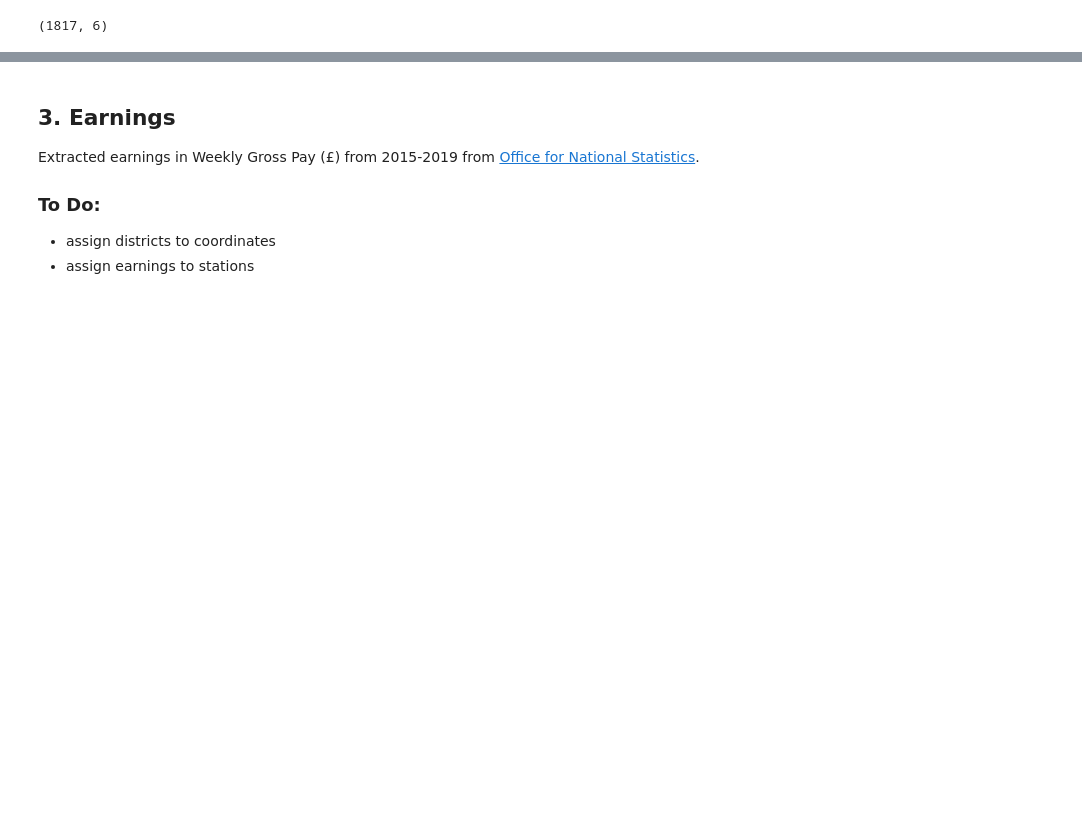
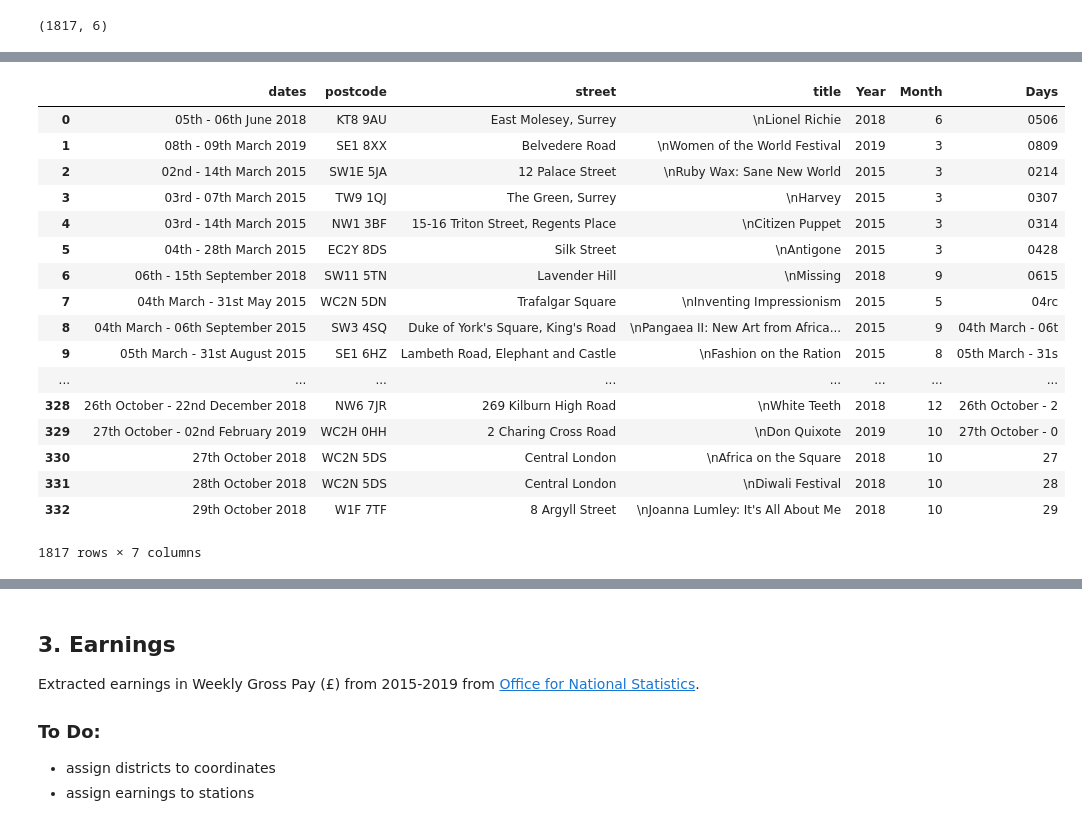
Before and after one commit to dataBikeHsUlm/MapReduce, a Jupyter notebook: Data_Profiling/AdditionalFeatures.ipynb, the cells around one changed output, grey strips where cells are left out. Cells and saved outputs as stored; diff of their text form; code cells hidden in the pictures; blank space fills up the shorter version.

```diff
--- a/Data_Profiling/AdditionalFeatures.ipynb
+++ b/Data_Profiling/AdditionalFeatures.ipynb
@@ -189,0 +194,21 @@ for a in row:
+# %%
+f
+# %% [output]
+|  | dates | postcode | street | title | Year | Month | Days |
+| 0 | 05th - 06th June 2018 | KT8 9AU | East Molesey, Surrey | \nLionel Richie | 2018 | 6 | 0506 |
+| 1 | 08th - 09th March 2019 | SE1 8XX | Belvedere Road | \nWomen of the World Festival | 2019 | 3 | 0809 |
+| 2 | 02nd - 14th March 2015 | SW1E 5JA | 12 Palace Street | \nRuby Wax: Sane New World | 2015 | 3 | 0214 |
+| 3 | 03rd - 07th March 2015 | TW9 1QJ | The Green, Surrey | \nHarvey | 2015 | 3 | 0307 |
+| 4 | 03rd - 14th March 2015 | NW1 3BF | 15-16 Triton Street, Regents Place | \nCitizen Puppet | 2015 | 3 | 0314 |
+| 5 | 04th - 28th March 2015 | EC2Y 8DS | Silk Street | \nAntigone | 2015 | 3 | 0428 |
+| 6 | 06th - 15th September 2018 | SW11 5TN | Lavender Hill | \nMissing | 2018 | 9 | 0615 |
+| 7 | 04th March - 31st May 2015 | WC2N 5DN | Trafalgar Square | \nInventing Impressionism | 2015 | 5 | 04rc |
+| 8 | 04th March - 06th September 2015 | SW3 4SQ | Duke of York's Square, King's Road | \nPangaea II: New Art from Africa... | 2015 | 9 | 04th March - 06t |
+| 9 | 05th March - 31st August 2015 | SE1 6HZ | Lambeth Road, Elephant and Castle | \nFashion on the Ration | 2015 | 8 | 05th March - 31s |
+| ... | ... | ... | ... | ... | ... | ... | ... |
+| 328 | 26th October - 22nd December 2018 | NW6 7JR | 269 Kilburn High Road | \nWhite Teeth | 2018 | 12 | 26th October - 2 |
+| 329 | 27th October - 02nd February 2019 | WC2H 0HH | 2 Charing Cross Road | \nDon Quixote | 2019 | 10 | 27th October - 0 |
+| 330 | 27th October 2018 | WC2N 5DS | Central London | \nAfrica on the Square | 2018 | 10 | 27 |
+| 331 | 28th October 2018 | WC2N 5DS | Central London | \nDiwali Festival | 2018 | 10 | 28 |
+| 332 | 29th October 2018 | W1F 7TF | 8 Argyll Street | \nJoanna Lumley: It's All About Me | 2018 | 10 | 29 |
+1817 rows × 7 columns
```
Also changed, not shown: parts of 6 cells of this notebook, 5 other files.
